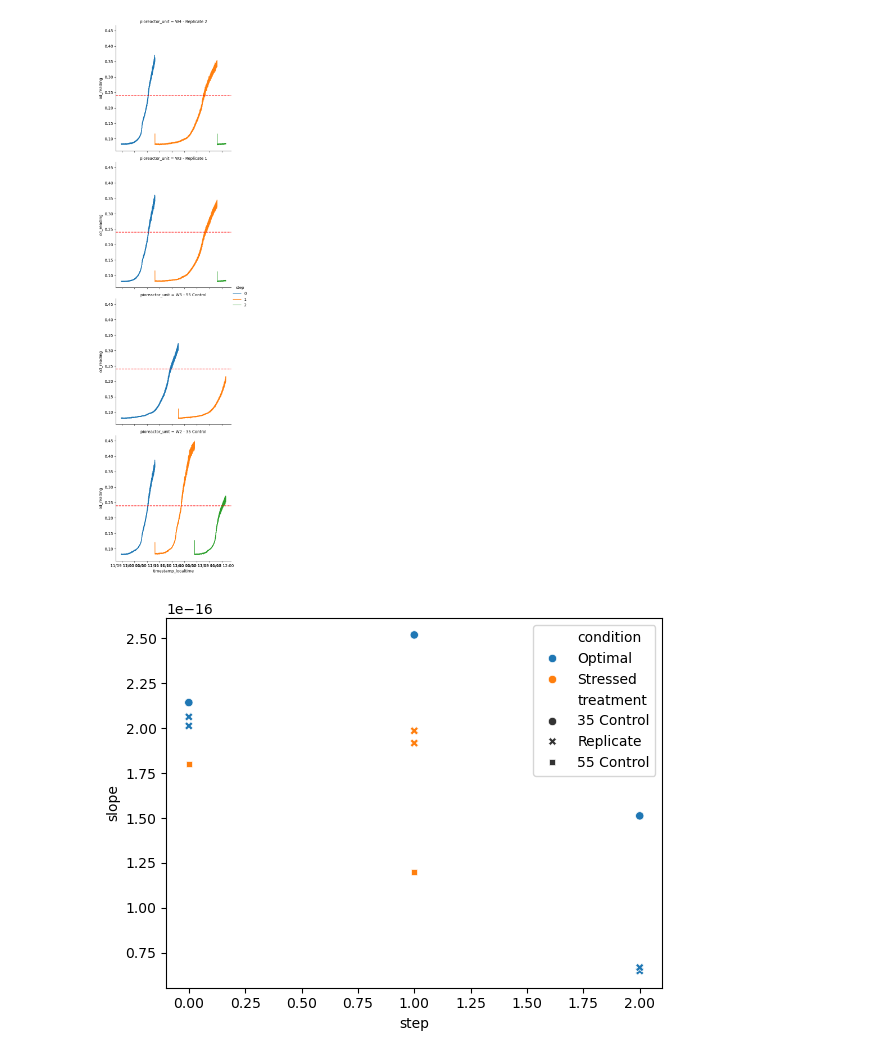
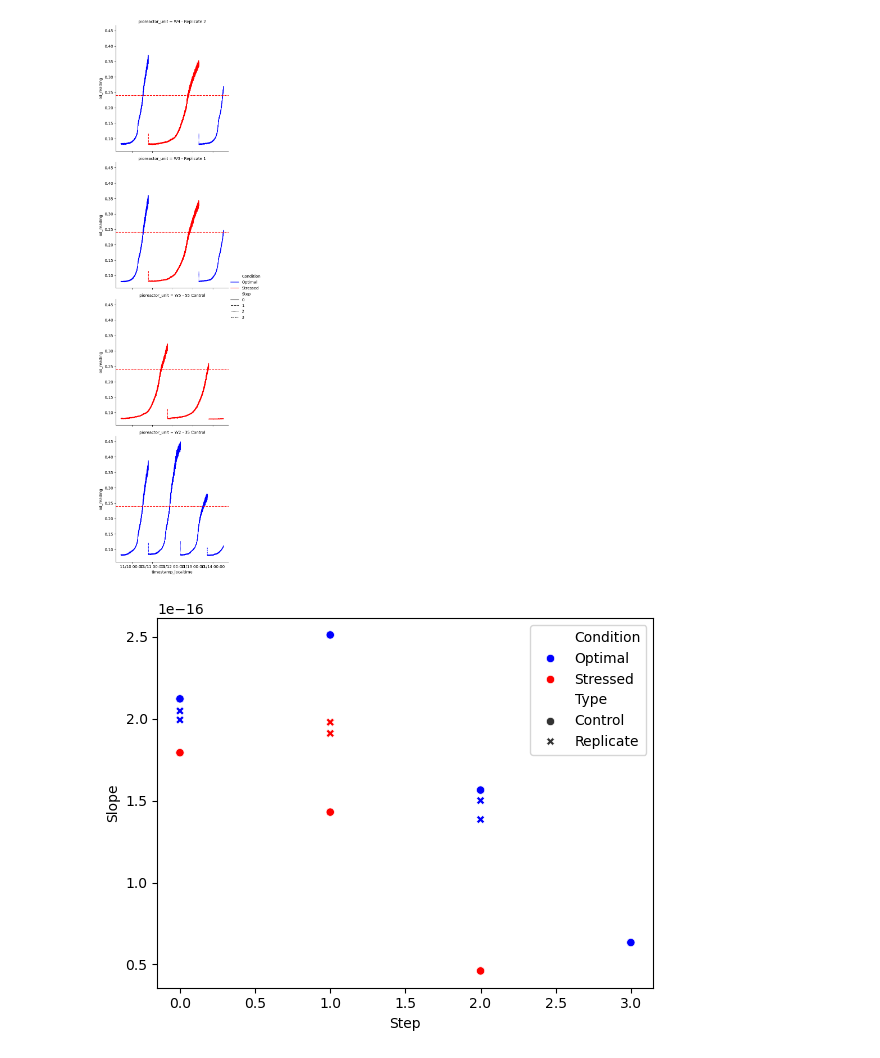
Before and after one commit to JacksonPageroth/pio-bacterial-memory, a Jupyter notebook: pio_subculture.ipynb, the cells around one changed output. Drawn from its saved outputs; the diff is of its cells as text; code cells hidden in the pictures.

Commit message:
Nicer plots. Cleaned up code.

```diff
--- a/pio_subculture.ipynb
+++ b/pio_subculture.ipynb
@@ -106,50 +92,61 @@ plt.show()
-# %%
-# Condition for incrementing 'step'
-step_cond = (pl.col("od_reading").shift(1) > threshold_od) & (pl.col("od_reading") < blank_threshold_od)
-
-# Use cumulative sum over the 'step_condition' to increment each time it's True
-df = df.with_columns(pl.when(step_cond).then(1).otherwise(0).cum_sum().over(pl.col("pioreactor_unit")).alias("step"))
 # %%
+# Condition for incrementing 'step'
+step_cond = (pl.col("od_reading").shift(1) > threshold_od) & (pl.col("od_reading") < blank_threshold_od)
+
+# Use cumulative sum over the 'step_condition' to increment each time it's True
+df = df.with_columns(pl.when(step_cond).then(1).otherwise(0).cum_sum().over(pl.col("pioreactor_unit")).alias("Step"))
+
+# Add condition to the df
+df = df.with_columns(pl.when((pl.col("Step") % 2 == 0) & (pl.col("pioreactor_unit").is_in(replicates)))
+                     .then(pl.lit("Optimal"))
+                     .otherwise(pl.when((pl.col("Step") % 2 == 1) & (pl.col("pioreactor_unit").is_in(replicates)))
+                                .then(pl.lit("Stressed"))
+                                .otherwise(pl.when(pl.col("pioreactor_unit").is_in(stressed_controls))
+                                           .then(pl.lit("Stressed"))
+                                           .otherwise(pl.when(pl.col("pioreactor_unit").is_in(optimal_controls))
+                                                      .then(pl.lit("Optimal")))))
+                     .alias("Condition"))
+
 # Plotting the growth curves using the new 'Transformed OD' column
-g = sns.relplot(x="timestamp_localtime", y="od_reading", hue="step", row="pioreactor_unit",
-             palette='tab10', markersize=8, sizes=(1, 8), data=df.to_pandas(), kind="line")
+g = sns.relplot(x="timestamp_localtime", y="od_reading", hue="Condition", style="Step", row="pioreactor_unit",
+             markersize=8, sizes=(1, 8), data=df.to_pandas(), kind="line", hue_order=["Optimal", "Stressed"], palette=["blue", "red"])
 
 for ax in g.axes.flatten():
     ax.xaxis.set_major_formatter(mdates.DateFormatter("%m/%d %H:%M"))
     ax.axhline(y=threshold_od, color='r', linestyle='--')
 plt.show()
 # %% [output]
-[figure, old version]
+[figure, new version]
 # %%
 pioreactors = df.get_column("pioreactor_unit").unique()
 
-window_size = 120  # We take measurements every 5 seconds, so this gives a window size of 10 minutes, it's in row number
-plot_df = {"treatment": [], "slope": [], "condition": [], "step":[]}
+window_size = 360  # We take measurements every 5 seconds, so this gives a window size of 30 minutes, it's in row number
+plot_df = {"Type": [], "Slope": [], "Condition": [], "Step":[]}
 for pioreactor in pioreactors:
     pio_df = df.filter(pl.col("pioreactor_unit").eq(pioreactor))
 
-    for step in pio_df.get_column("step").unique():
-        step_df = pio_df.filter(pl.col("step").eq(step)).sort("timestamp_localtime")
+    for step in pio_df.get_column("Step").unique():
+        step_df = pio_df.filter(pl.col("Step").eq(step)).sort("timestamp_localtime")
         slope_df = step_df.with_columns(slope=pl.col("od_reading").least_squares.rolling_ols('timestamp_localtime', window_size=window_size, mode='coefficients').struct[0])
 
-        plot_df["slope"].append(slope_df.get_column("slope").max())
-        plot_df["step"].append(step)
+        plot_df["Slope"].append(slope_df.get_column("slope").max())
+        plot_df["Step"].append(step)
 
         if "35" in pioreactor:
-            plot_df["treatment"].append("35 Control")
-            plot_df["condition"].append("Optimal")
+            plot_df["Type"].append("Control")
+            plot_df["Condition"].append("Optimal")
         elif "55" in pioreactor:
-            plot_df["treatment"].append("55 Control")
-            plot_df["condition"].append("Stressed")
+            plot_df["Type"].append("Control")
+            plot_df["Condition"].append("Stressed")
         elif "Replicate" in pioreactor:
-            plot_df["treatment"].append("Replicate")
-            plot_df["condition"].append("Optimal" if step % 2 == 0 else "Stressed")
+            plot_df["Type"].append("Replicate")
+            plot_df["Condition"].append("Optimal" if step % 2 == 0 else "Stressed")
 
 # Plotting each pioreactor in a separate subplot
 num_pioreactors = len(pioreactors)
 plot_df = pl.from_dict(plot_df).to_pandas()
-sns.scatterplot(plot_df, style="treatment", x="step", y="slope", hue="condition")
+sns.scatterplot(plot_df, style="Type", x="Step", y="Slope", hue="Condition", hue_order=["Optimal", "Stressed"], palette=["blue", "red"])
 
 plt.show()
 # %% [output]
-[figure, old version]
+[figure, new version]
```
Also changed, not shown: parts of 4 cells of this notebook.
